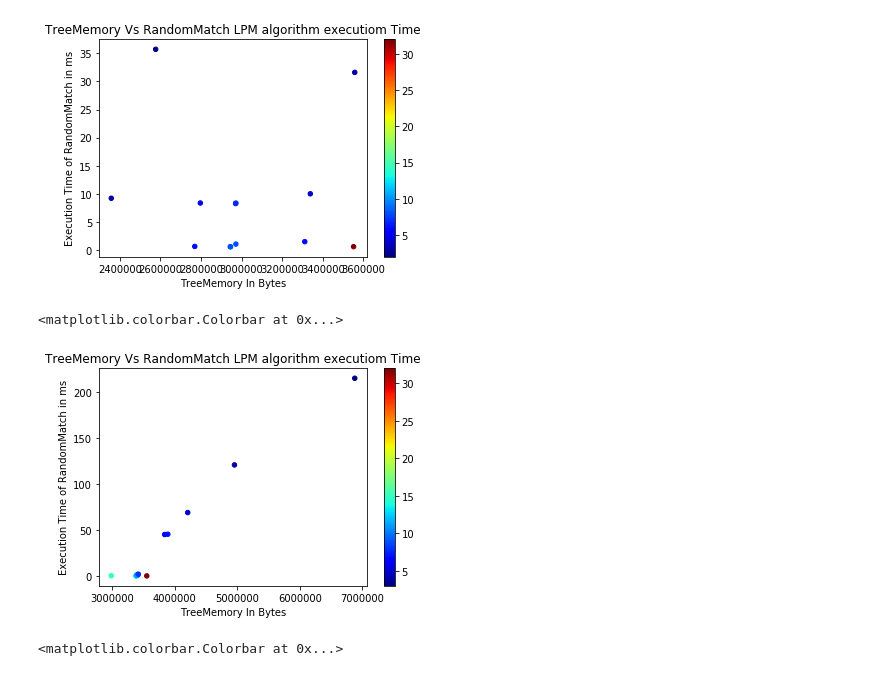
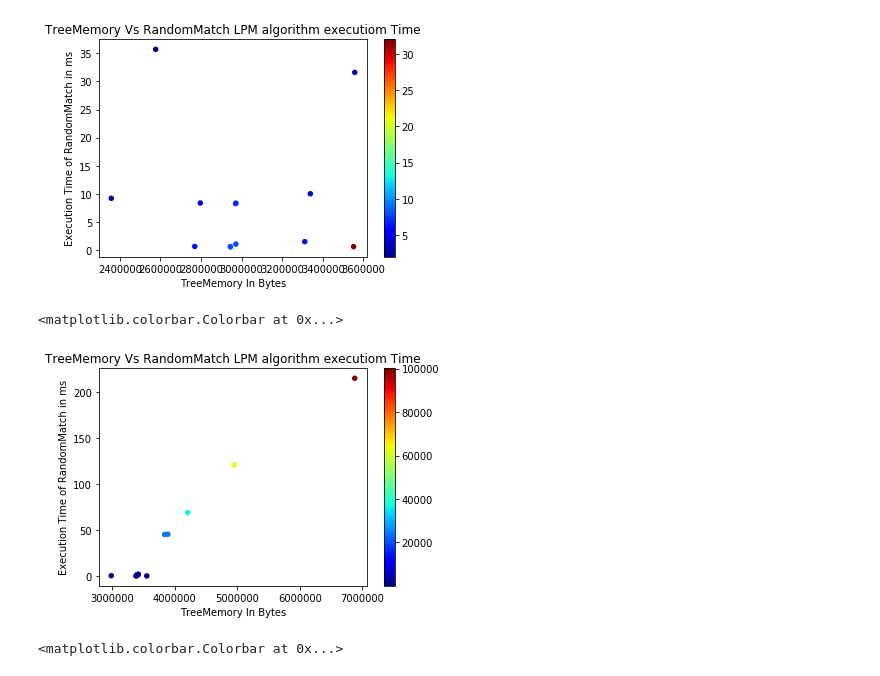
Before and after one commit to matrackif/TrieStrides, a Jupyter notebook: flavors_data_analysis.ipynb, the cells around one changed output. Cells and saved outputs as stored; diff of their text form; code cells hidden in the pictures.

```diff
--- a/flavors_data_analysis.ipynb
+++ b/flavors_data_analysis.ipynb
@@ -52,13 +53,14 @@ def append_stats(row: pd.Series, nodes: list):
     num_empty_pointers_per_lvl = str(num_empty_pointers_per_lvl)
     percentage_empty_pointers_per_lvl = str(percentage_empty_pointers_per_lvl)
     tmp, strides_nodes, cost, percent = utils.get_stats(nodes, strides, ignore_last_level=True)
+    max_avg_node_size = max(from_curly_bracket_str_to_list(row['AverageNodeSizesLevels']))
     build_and_find = float(row['Build']) + float(row['Find'])
     build_and_match = float(row['Build']) + float(row['Match'])
     match_and_find = float(row['Match']) + float(row['Find'])
-    return pd.Series([cost, percent, build_and_find, build_and_match, match_and_find, num_empty_pointers_per_lvl, percentage_empty_pointers_per_lvl, total_empty_pointer_percentage])
+    return pd.Series([cost, percent, build_and_find, build_and_match, match_and_find, num_empty_pointers_per_lvl, percentage_empty_pointers_per_lvl, total_empty_pointer_percentage, max_avg_node_size])
 
 def append_stats_to_df(df: pd.DataFrame):
-    newcol_names = ['Cost', 'Percent', 'BuildAndFind', 'BuildAndMatch', 'MatchAndFind', 'EmptyPointerLevels', 'PercentEmptyPointerLevels', 'TotalEmptyPointerPercentage']
+    newcol_names = ['Cost', 'Percent', 'BuildAndFind', 'BuildAndMatch', 'MatchAndFind', 'EmptyPointerLevels', 'PercentEmptyPointerLevels', 'TotalEmptyPointerPercentage', 'MaxAverageNodeSize']
     # For now assume Tokyo dataset
     newcols = df.apply(lambda row: append_stats(row, node_counts_tokyo), axis=1)
     newcols.columns = newcol_names
@@ -369,15 +399,15 @@ plt.colorbar()
 # %%
 x = results_fst['TreeMemoryUniqueOnly'].values
 y = results_fst['RandomMatch'].values
-z = results_fst['Depth'].values
+z = results_fst['MaxAverageNodeSize'].values
 plt.title("TreeMemory Vs RandomMatch LPM algorithm executiom Time")
 plt.xlabel("TreeMemory In Bytes")
 plt.ylabel("Execution Time of RandomMatch in ms")
 plt.scatter(x, y, s=20, c=z, marker='o', cmap = cm.jet)
 plt.colorbar()
 # %% [output]
 <matplotlib.colorbar.Colorbar at 0x...>
-[figure, old version]
+[figure, new version]
 # %%
 x = results_equal_dist['TreeMemoryUniqueOnly'].values
 y = results_equal_dist['RandomMatch'].values
```
Also changed, not shown: parts of 17 cells of this notebook.
